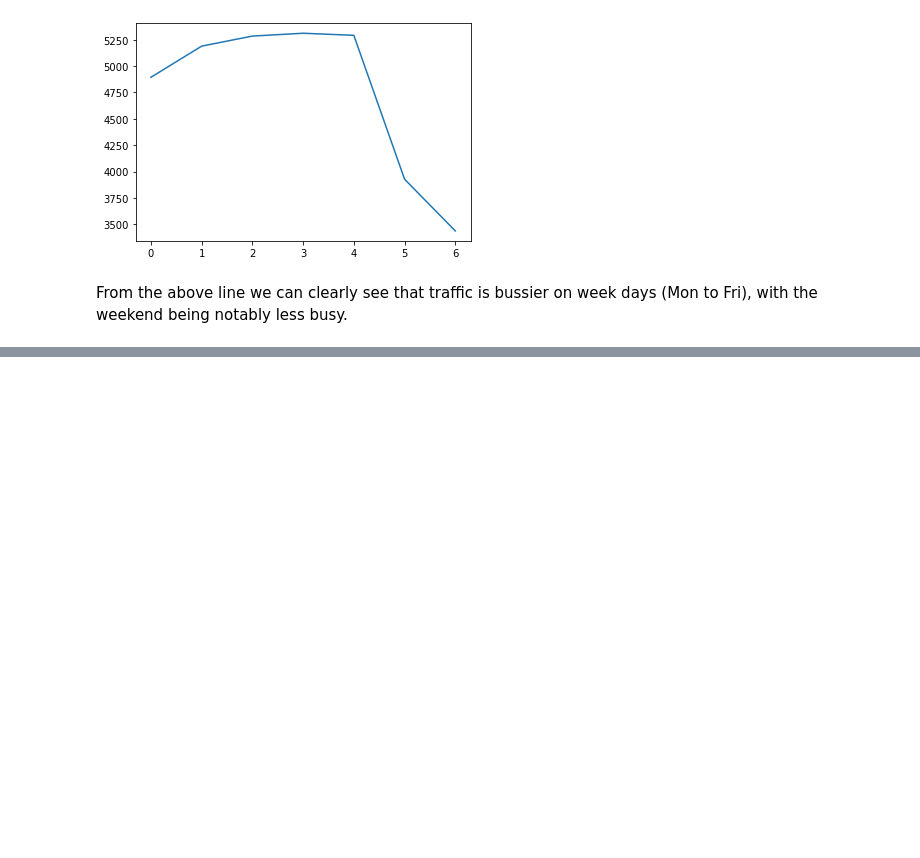
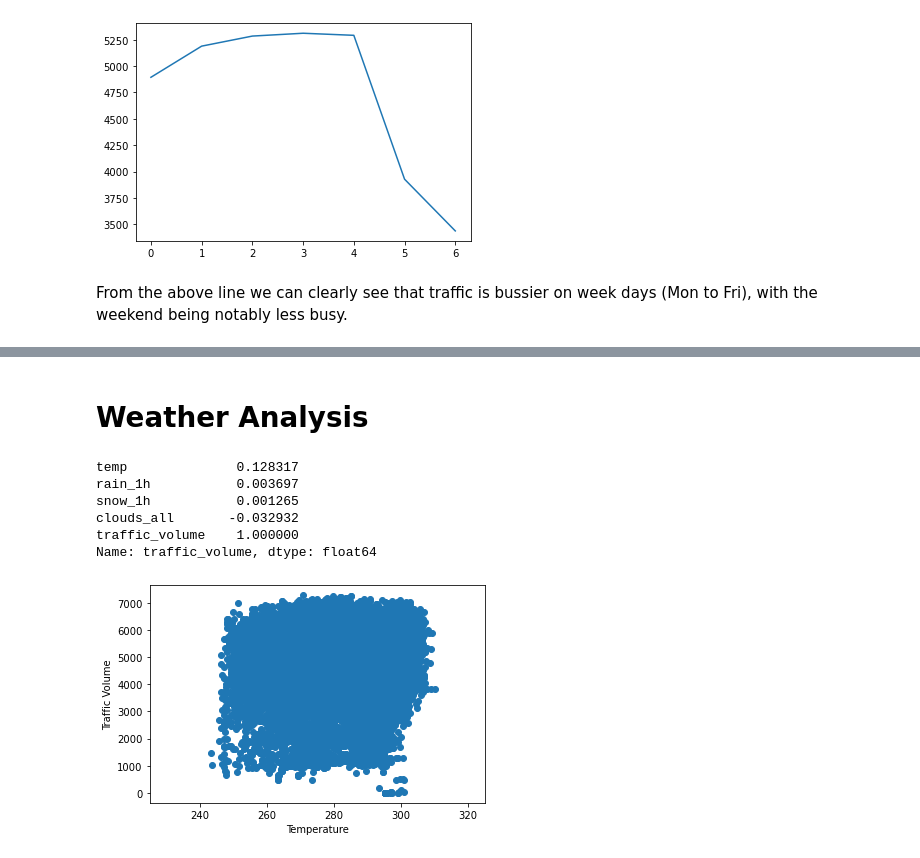
Before and after one commit to timwoodland/Finding_heavy_traffic_indicators_on_I-94_project, a Jupyter notebook: Finding_heavy_traffic_indicators_on_I-94_project.ipynb, the cells around one changed output, grey strips where cells are left out. Saved outputs shown, nothing was run; the diff lists cells and outputs as text; code cells hidden in the pictures; blank space fills up the shorter version.

```diff
--- a/Finding_heavy_traffic_indicators_on_I-94_project.ipynb
+++ b/Finding_heavy_traffic_indicators_on_I-94_project.ipynb
@@ -301,0 +393,19 @@ From the above line we can clearly see that traffic is bussier on week days (Mon
+# %% [markdown]
+# Weather Analysis
+# %%
+traffic_daytime.corr().loc[['temp','rain_1h','snow_1h','clouds_all','traffic_volume'],'traffic_volume']
+# %% [output]
+temp              0.128317
+rain_1h           0.003697
+snow_1h           0.001265
+clouds_all       -0.032932
+traffic_volume    1.000000
+Name: traffic_volume, dtype: float64
+# %%
+plt.scatter(traffic_daytime['temp'], traffic_daytime['traffic_volume'])
+plt.xlabel("Temperature")
+plt.ylabel("Traffic Volume")
+plt.xlim(225,325)
+plt.show()
+# %% [output]
+[figure, added]
```
Also changed, not shown: parts of 19 cells of this notebook.
